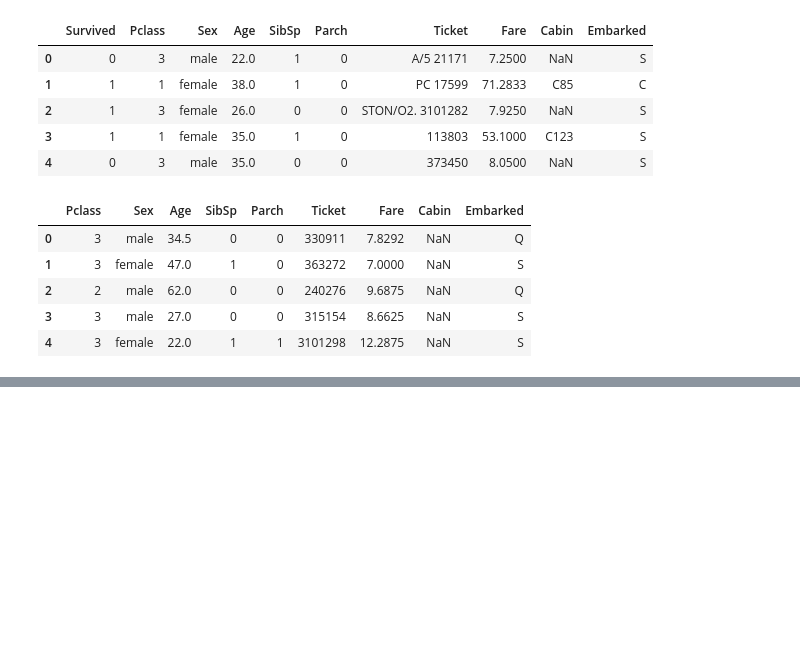
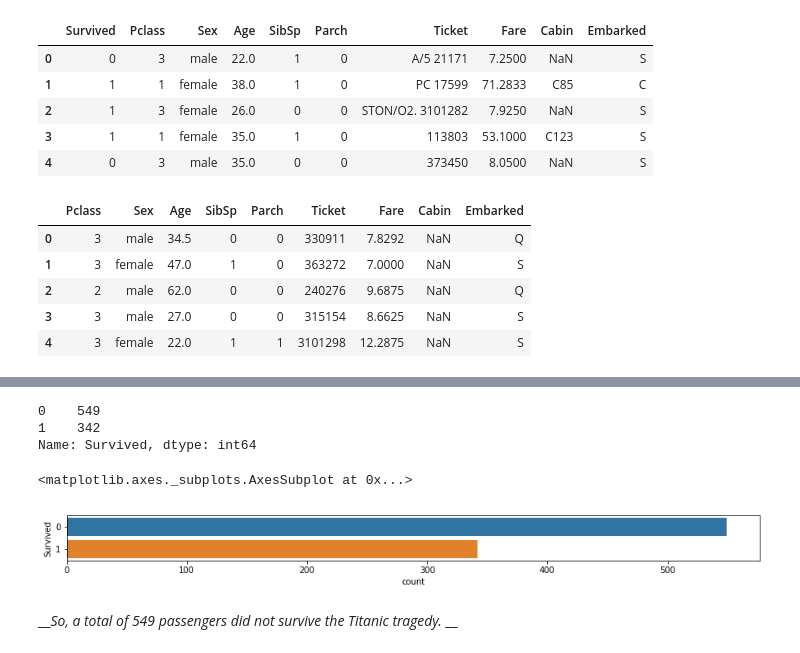
Before and after one commit to varushij/Titanic-Survivals, a Jupyter notebook: Titanic Survival Problem.ipynb, the cells around one changed output, grey strips where cells are left out. Saved outputs shown, nothing was run; the diff lists cells and outputs as text; code cells hidden in the pictures; blank space fills up the shorter version.

Commit message:
Added visualizations for each feature

```diff
--- a/Titanic Survival Problem.ipynb
+++ b/Titanic Survival Problem.ipynb
@@ -70 +70,5 @@ test = test_data
+# %%
+# Copying original train_data and test_data in a new dataframe
+train = train_data.copy()
+test = test_data.copy()
 # %% [markdown]
@@ -104,0 +152,15 @@ test.head()
+# %%
+# Survived
+train.Survived.value_counts(dropna = False)
+# %% [output]
+0    549
+1    342
+Name: Survived, dtype: int64
+# %%
+fig = plt.figure(figsize = (15,1))
+sns.countplot(y = 'Survived', data = train)
+# %% [output]
+<matplotlib.axes._subplots.AxesSubplot at 0x...>
+[figure, added]
+# %% [markdown]
+__*So, a total of 549 passengers did not survive the Titanic tragedy.* __
```
Also changed, not shown: parts of 63 cells of this notebook.
